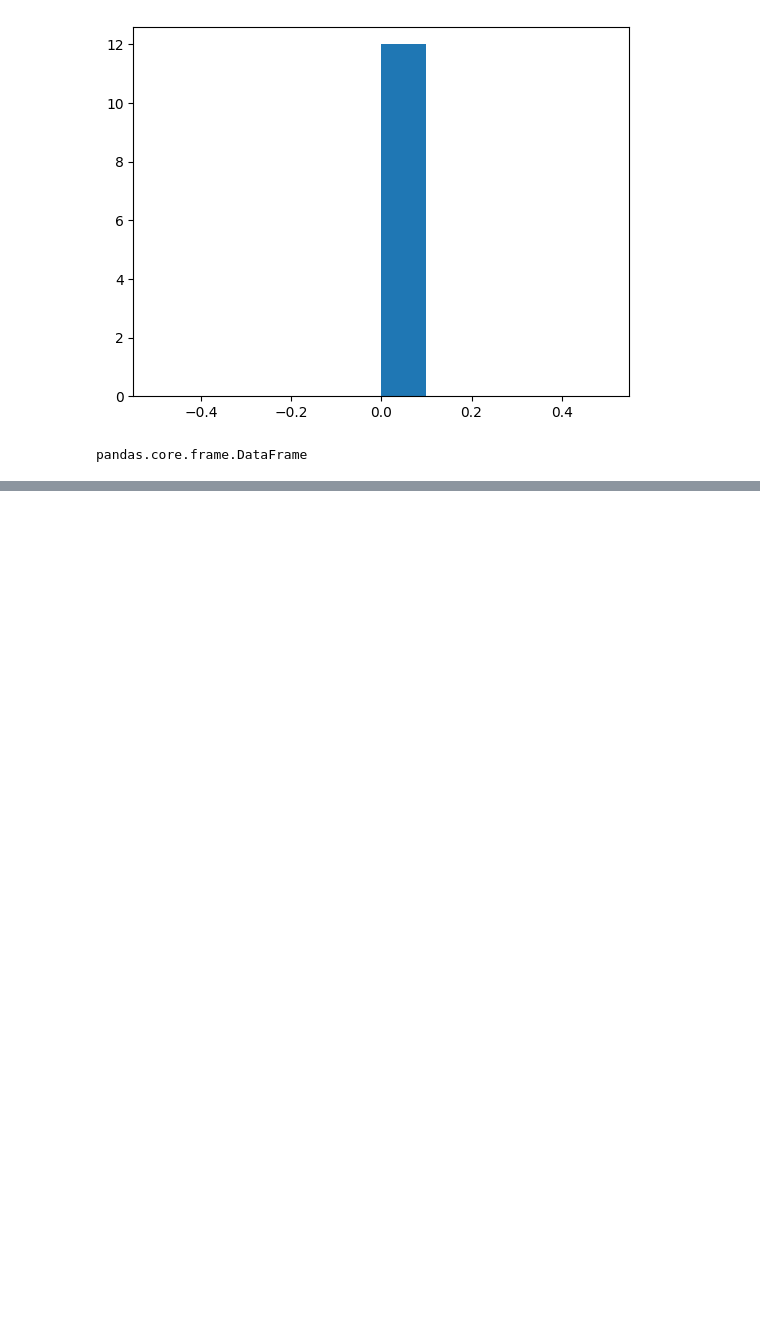
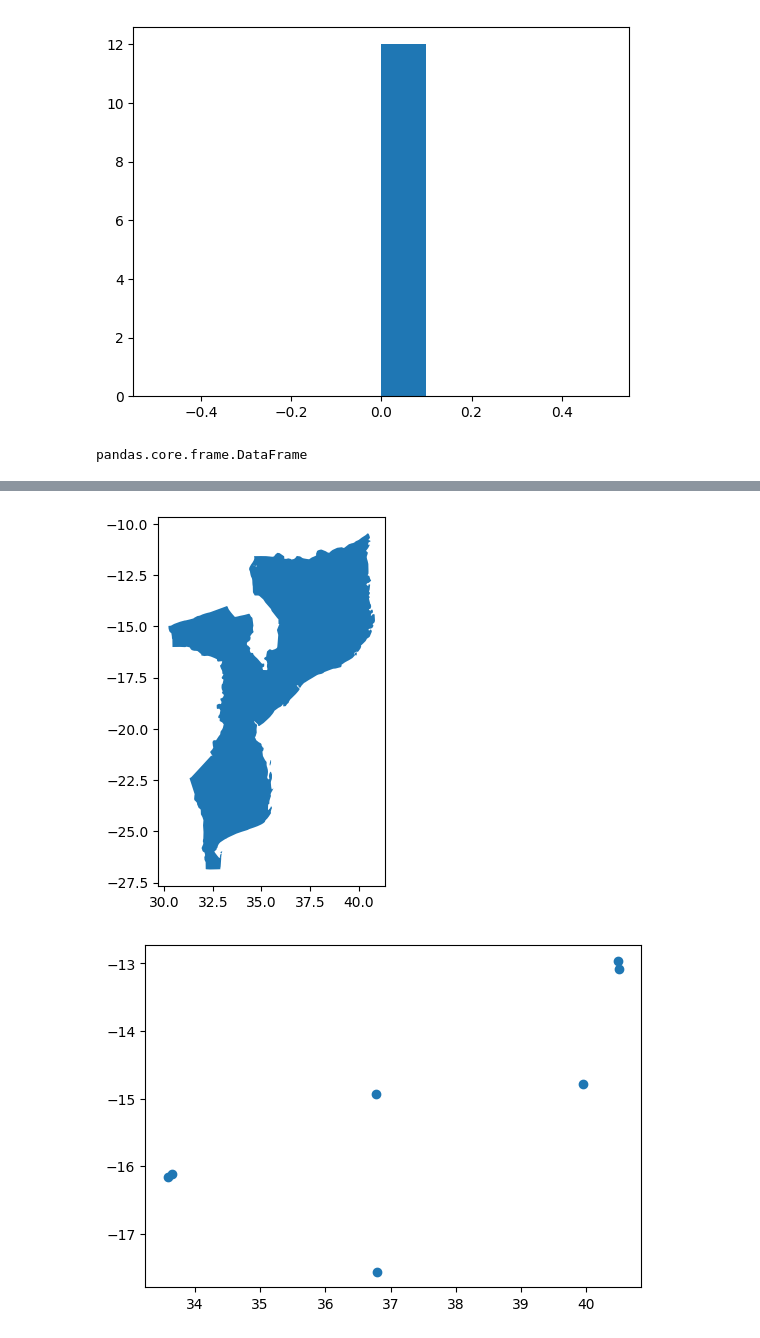
Before and after one commit to RaphaelPB/CRVA_tool, a Jupyter notebook: GraphsAndModels_NEX_GDDP_CMIP6.ipynb, the cells around one changed output, grey strips where cells are left out. Drawn from its saved outputs; the diff is of its cells as text; code cells hidden in the pictures; blank space fills up the shorter version.

```diff
--- a/GraphsAndModels_NEX_GDDP_CMIP6.ipynb
+++ b/GraphsAndModels_NEX_GDDP_CMIP6.ipynb
@@ -208,0 +415,63 @@ pandas.core.frame.DataFrame
+# %%
+import geopandas as gpd
+import os
+import os.path
+
+data_folder=r'\\COWI.net\projects\A245000\A248363\CRVA\Datasets'
+project_location_path=os.path.join(data_folder,'Mozambique_PPIS/EIB_locations_few.shp')
+#study boundary (optional)
+study_area_path=os.path.join(data_folder,'Mozambique_PPIS/mozambique.shp')
+
+
+#projection CRS (default = 'EPSG:4326')
+bCRS='EPSG:4326'
+
+#buffer for climate/grid variables
+buffer=40000 #buffer in meters, 0 = no buffer is computed
+
+mCRS='EPSG:31983' #metric CRS for buffer in meters (find relevant metric CRS for location!)
+
+#load shapefiles
+projects = gpd.read_file(project_location_path).to_crs(bCRS)
+project_id='Name' #name of column used as id
+
+study_area = gpd.read_file(study_area_path).to_crs(bCRS)
+
+#calculate buffer around points/shape
+if buffer != 0:
+    projects_buf=projects.to_crs(mCRS)  #project to crs with metric units to get buffer in meters
+    projects_buf['geometry']=projects.to_crs(mCRS).buffer(buffer) #assign the buffer as the new geometry -
+    projects_buf=projects_buf.to_crs(bCRS)#project back to orginal crs
+
+
+#plot shapefiles
+study_area.plot()
+projects.plot()
+projects_buf.plot()
+
+
+#show table
+projects[[project_id]]
+# prepare name_project for use
+name_project = projects['Name'].str.replace(' ','_') # take off every blank space of project names
+name_project = name_project.str.replace('(','') # take off every ( of project names
+name_project = name_project.str.replace(')','') # take off every ) of project names
+name_project = name_project.str.replace('-','') # take off every - of project names
+name_project = name_project.str.replace('/','_') # take off every / of project names
+name_project = name_project.str.replace(r'"\"','_') # take off every \ of project names
+
+# register geographic information concerning projects
+lon_projects = projects['geometry'].x
+lat_projects = projects['geometry'].y
+buf_projects = 0.3
+area_projects = [lat_projects - buf_projects, lat_projects+buf_projects, lon_projects-buf_projects,lon_projects+buf_projects] # list format
+#### determination of the geographical zone of interest
+lat_min_wanted = min(study_area['LAT'])-10
+lat_max_wanted = max(study_area['LAT'])+10
+lon_min_wanted = min(study_area['LON'])-20
+lon_max_wanted = max(study_area['LON'])+20
+# addind and substracting to lon and lat to have margin
+# substracting more to longitude because the range of longitude is -180 to 180. The range of latitude is -90 to 90
+# %% [output]
+[figure, added]
+[figure, added]
```
Also changed, not shown: parts of 31 cells of this notebook, 2 other files.
